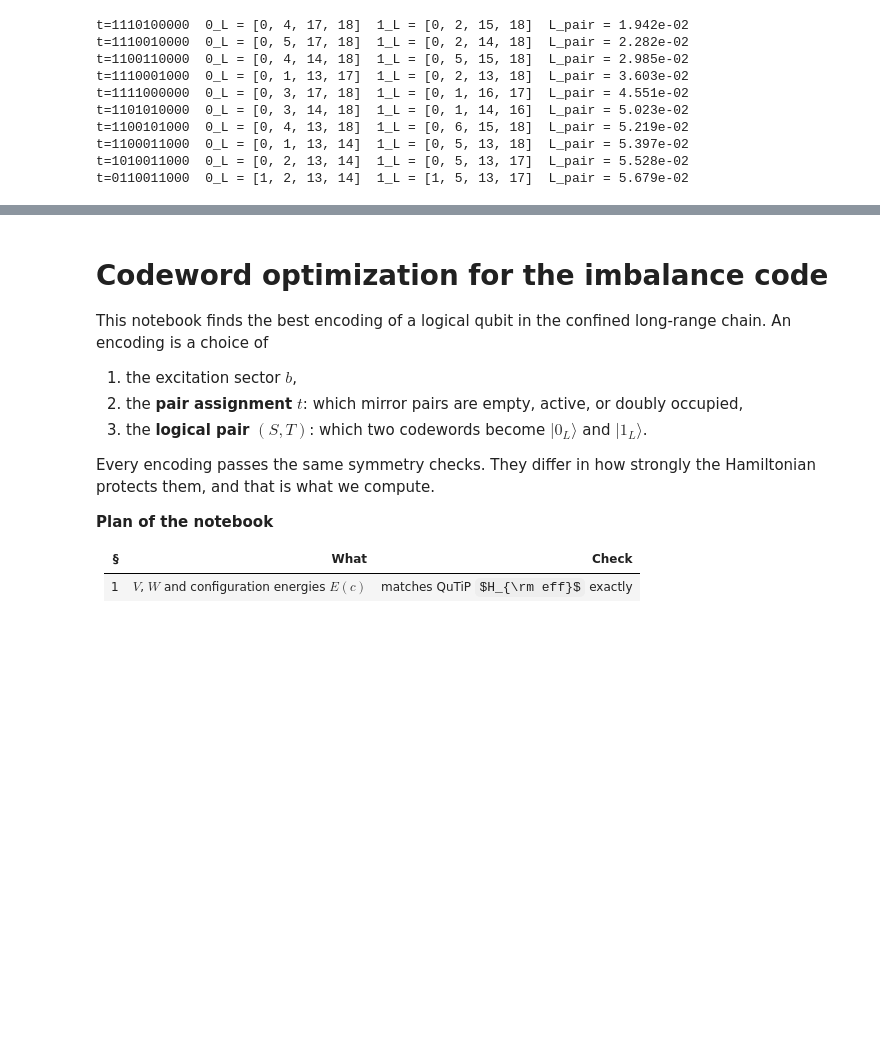
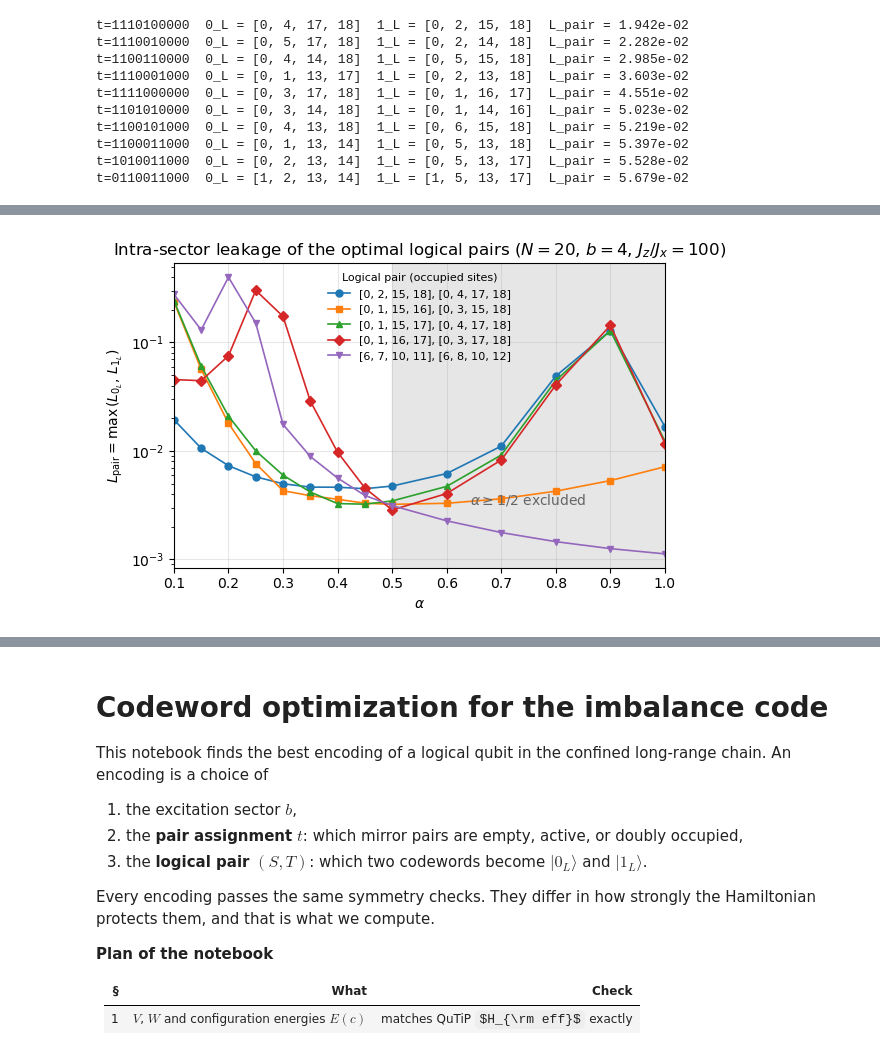
Before and after one commit to Shreyas-phys/Confinement-and-DFS, a Jupyter notebook: codeword_optimization.ipynb, the cells around one changed output, grey strips where cells are left out. Cells and saved outputs as stored; diff of their text form; code cells hidden in the pictures; some formulas as TeX source; blank space fills up the shorter version.

Commit message:
new plots

```diff
--- a/codeword_optimization.ipynb
+++ b/codeword_optimization.ipynb
@@ -371,10 +270,0 @@ plt.show()
-# %%
-for zero_L, one_L in fixed_pairs:
-    L_curve = []
-    for k in range(len(alphas)):
-        L_curve.append(max(L_all[k][zero_L], L_all[k][one_L]))
-    plt.semilogy(alphas, L_curve, "o-", label=fr"$|0\rangle_L = ${list(zero_L)}, $|1\rangle_L = $ {list(one_L)}")
-plt.xlabel(r"$\alpha$")
-plt.ylabel(r"$Leakage_{\rm pair}$")
-plt.legend(fontsize=8)
-plt.show()
@@ -615,0 +271,72 @@ Jz = 1000.00  winner = [0, 1, 11, 12]  L_ED = 5.782e-06
+# %%
+import matplotlib.pyplot as plt
+
+# ---------------- alpha sweep ----------------
+N, b, Jz, Jx = 20, 4, 1.0, 0.01
+alphas = [0.1, 0.15, 0.2, 0.25, 0.3, 0.35, 0.4, 0.45, 0.5, 0.6, 0.7, 0.8, 0.9, 1]
+
+L_all = []          # L_all[k][occS] = leakage of codeword occS at alphas[k]
+winners = []        # distinct optimal logical pairs found in the sweep, in order of appearance
+
+for alpha in alphas:
+    rows = leakage_ED(N, b, alpha, Jz, Jx)
+
+    # leakage of every codeword at this alpha
+    L_here = {}
+    for r in rows:
+        L_here[tuple(r["occS"])] = r["L_ED"]
+    L_all.append(L_here)
+
+    # group codewords by assignment t
+    groups = {}
+    for r in rows:
+        t = r["t"]
+        if t not in groups:
+            groups[t] = []
+        groups[t].append(r)
+
+    # best pair inside each t, then the best pair overall
+    best_pair = None
+    best_L = None
+    for t in groups:
+        words = groups[t]
+        words.sort(key=lambda r: r["L_ED"])
+        L_pair = words[1]["L_ED"]                     # worse of the two best codewords
+        if best_L is None or L_pair < best_L:
+            best_L = L_pair
+            best_pair = sorted([tuple(words[0]["occS"]), tuple(words[1]["occS"])])
+
+    best_pair = tuple(best_pair)                      # same pair in either order -> same key
+    print(f"alpha = {alpha:.2f}  logicals = {list(best_pair[0])}, {list(best_pair[1])}  "
+          f"L_pair = {best_L:.3e}")
+    if best_pair not in winners:
+        winners.append(best_pair)
+
+# ---------------- plot each winning pair across the full sweep ----------------
+fig, ax = plt.subplots(figsize=(6, 4))
+
+# shade the region excluded by Requirement 3
+ax.axvspan(0.5, alphas[-1], color="0.9", zorder=0)
+ax.text(0.75, 0.25, r"$\alpha\geq 1/2$ excluded", transform=ax.get_xaxis_transform(),
+        ha="center", va="top", color="0.4")
+
+markers = ["o", "s", "^", "D", "v", "<", ">", "p"]
+for i in range(len(winners)):
+    word_a, word_b = winners[i]
+    L_curve = []
+    for k in range(len(alphas)):
+        L_curve.append(max(L_all[k][word_a], L_all[k][word_b]))
+    ax.semilogy(alphas, L_curve, marker=markers[i % len(markers)], markersize=5,
+                linewidth=1.2, label=f"{list(word_a)}, {list(word_b)}")
+
+ax.set_xlabel(r"$\alpha$")
+ax.set_ylabel(r"$L_{\rm pair}=\max\,(L_{0_L},\,L_{1_L})$")
+ax.set_title(rf"Intra-sector leakage of the optimal logical pairs ($N={N}$, $b={b}$, $J_z/J_x={Jz/Jx:g}$)")
+ax.grid(True, which="major", alpha=0.3)
+ax.set_xlim(alphas[0], alphas[-1])
+ax.legend(title="Logical pair (occupied sites)", fontsize=8, title_fontsize=8, frameon=False)
+
+fig.tight_layout()
+fig.savefig("plt/Lpair_vs_alpha.pdf")
+plt.show()
+# %% [output]
@@ -615,0 +357 @@ Jz = 1000.00  winner = [0, 1, 11, 12]  L_ED = 5.782e-06
+[figure, added]
```
Also changed, not shown: parts of 11 cells of this notebook, 4 other files.
